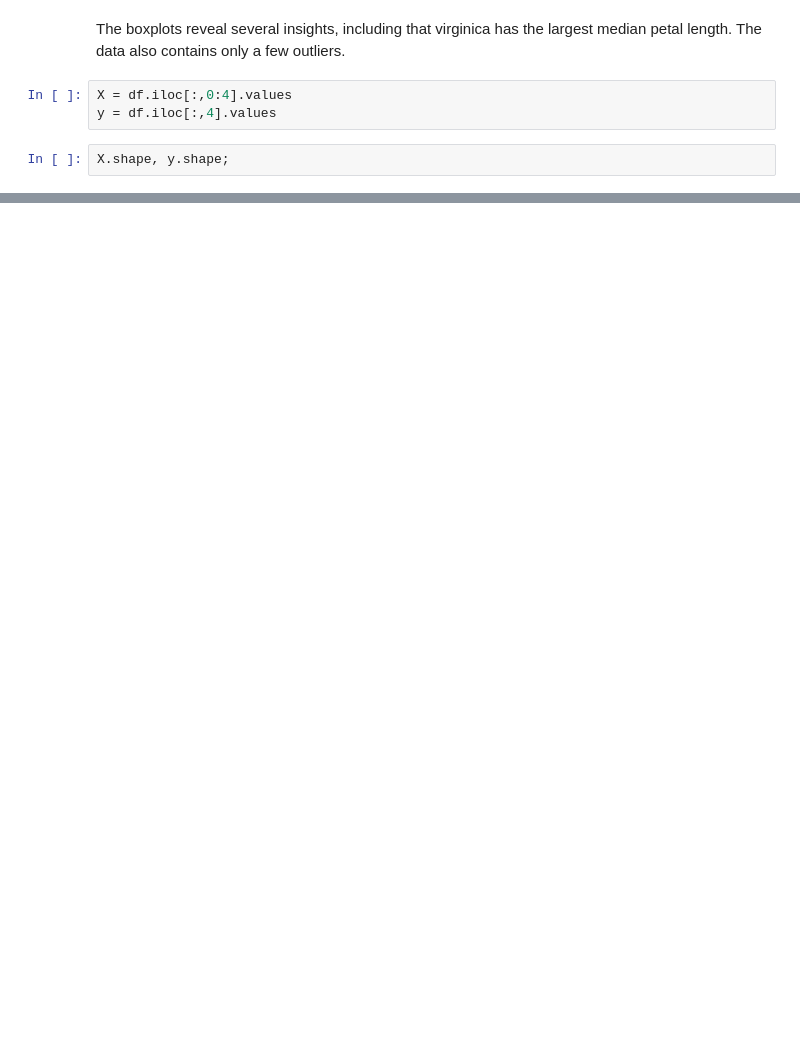
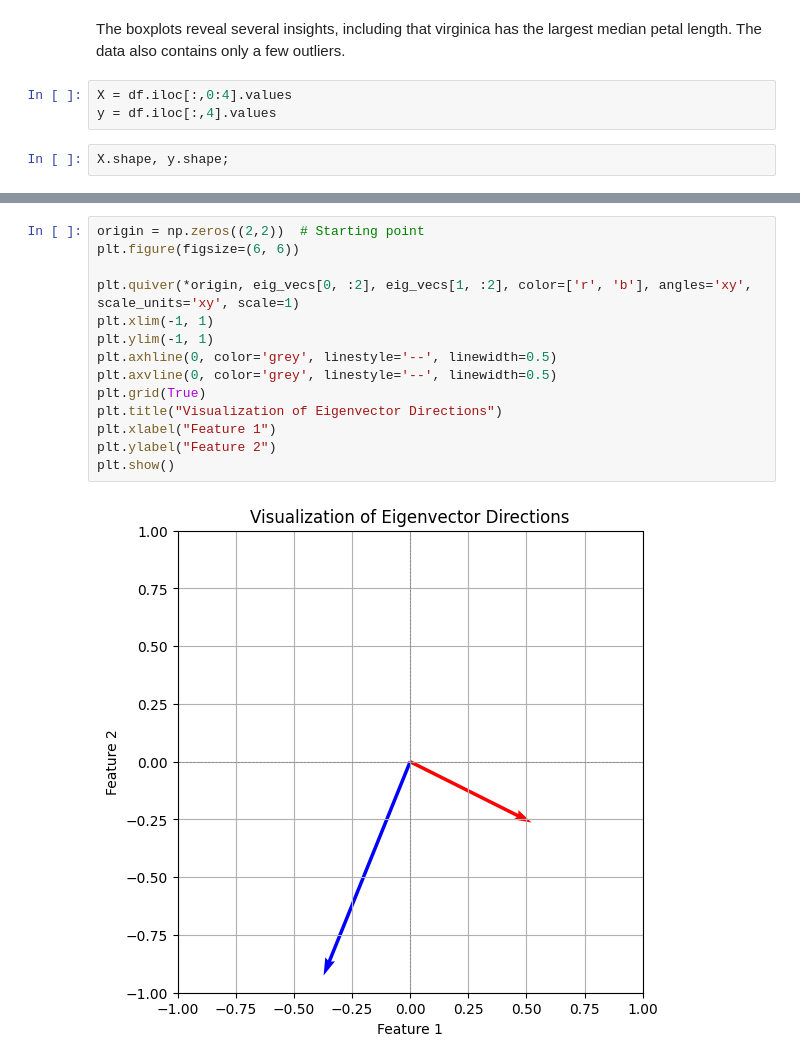
Before and after one commit to faiggafarov/PCA-Eigenvector, a Jupyter notebook: pca_using_eigenvector.ipynb, the cells around one changed output, grey strips where cells are left out. Saved outputs shown, nothing was run; the diff lists cells and outputs as text; blank space fills up the shorter version.

```diff
--- a/pca_using_eigenvector.ipynb
+++ b/pca_using_eigenvector.ipynb
@@ -357,0 +158,16 @@ finalDf.head(5)
+# %%
+origin = np.zeros((2,2))  # Starting point
+plt.figure(figsize=(6, 6))
+
+plt.quiver(*origin, eig_vecs[0, :2], eig_vecs[1, :2], color=['r', 'b'], angles='xy', scale_units='xy', scale=1)
+plt.xlim(-1, 1)
+plt.ylim(-1, 1)
+plt.axhline(0, color='grey', linestyle='--', linewidth=0.5)
+plt.axvline(0, color='grey', linestyle='--', linewidth=0.5)
+plt.grid(True)
+plt.title("Visualization of Eigenvector Directions")
+plt.xlabel("Feature 1")
+plt.ylabel("Feature 2")
+plt.show()
+# %% [output]
+[figure, added]
```
Also changed, not shown: parts of 58 cells of this notebook.
